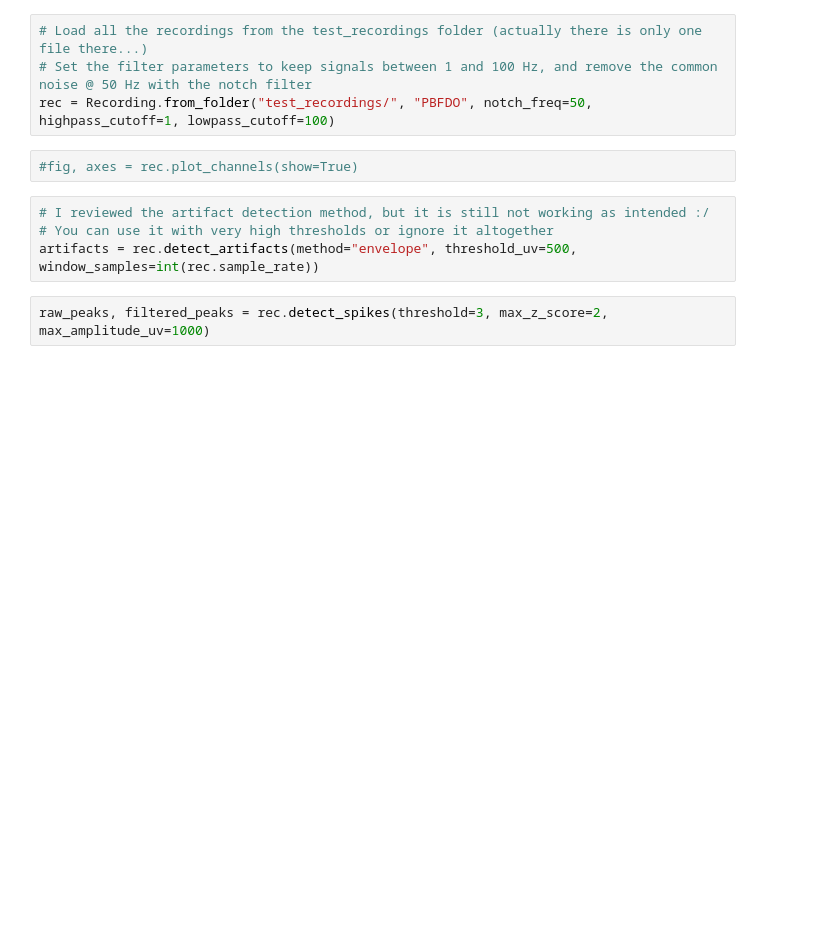
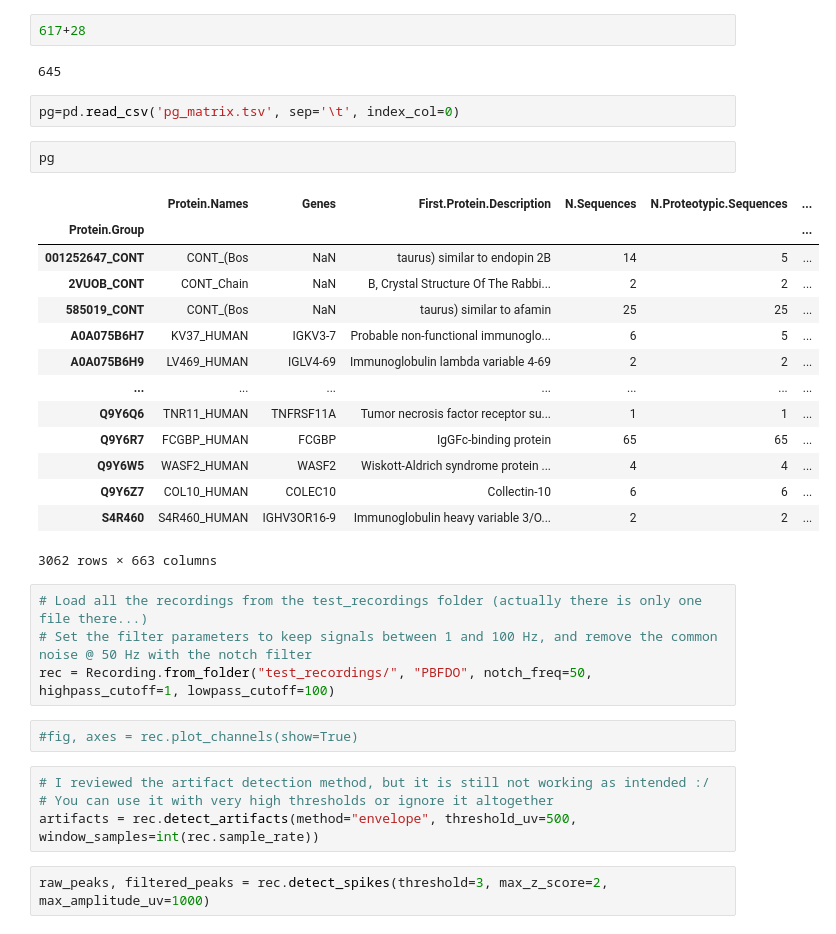
Before and after one commit to Leo-GG/RHD_analysis, a Jupyter notebook: Demo.ipynb, the cells around one changed output. Cells and saved outputs as stored; diff of their text form; blank space fills up the shorter version.

```diff
--- a/Demo.ipynb
+++ b/Demo.ipynb
@@ -4,3 +19,26 @@ import numpy as np
+# %%
+617+28
+# %% [output]
+645
+# %%
+pg=pd.read_csv('pg_matrix.tsv', sep='\t', index_col=0)
+# %%
+pg
+# %% [output]
+|  | Protein.Names | Genes | First.Protein.Description | N.Sequences | N.Proteotypic.Sequences | ... |
+| Protein.Group |  |  |  |  |  | ... |
+| 001252647_CONT | CONT_(Bos | NaN | taurus) similar to endopin 2B | 14 | 5 | ... |
+| 2VUOB_CONT | CONT_Chain | NaN | B, Crystal Structure Of The Rabbi... | 2 | 2 | ... |
+| 585019_CONT | CONT_(Bos | NaN | taurus) similar to afamin | 25 | 25 | ... |
+| A0A075B6H7 | KV37_HUMAN | IGKV3-7 | Probable non-functional immunoglo... | 6 | 5 | ... |
+| A0A075B6H9 | LV469_HUMAN | IGLV4-69 | Immunoglobulin lambda variable 4-69 | 2 | 2 | ... |
+| ... | ... | ... | ... | ... | ... | ... |
+| Q9Y6Q6 | TNR11_HUMAN | TNFRSF11A | Tumor necrosis factor receptor su... | 1 | 1 | ... |
+| Q9Y6R7 | FCGBP_HUMAN | FCGBP | IgGFc-binding protein | 65 | 65 | ... |
+| Q9Y6W5 | WASF2_HUMAN | WASF2 | Wiskott-Aldrich syndrome protein ... | 4 | 4 | ... |
+| Q9Y6Z7 | COL10_HUMAN | COLEC10 | Collectin-10 | 6 | 6 | ... |
+| S4R460 | S4R460_HUMAN | IGHV3OR16-9 | Immunoglobulin heavy variable 3/O... | 2 | 2 | ... |
+3062 rows × 663 columns
 # %%
 # Load all the recordings from the test_recordings folder (actually there is only one file there...)
 # Set the filter parameters to keep signals between 1 and 100 Hz, and remove the common noise @ 50 Hz with the notch filter
```
Also changed, not shown: parts of 4 cells of this notebook.
